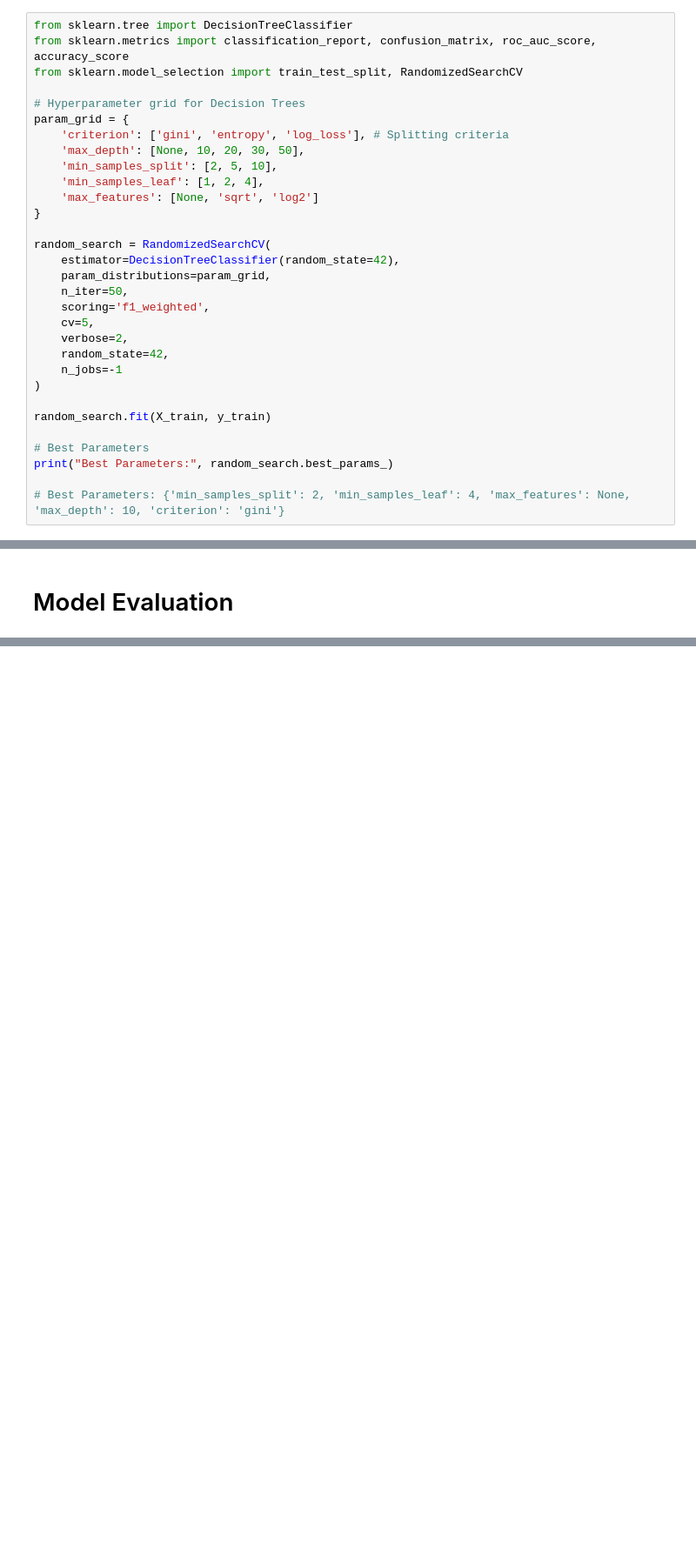
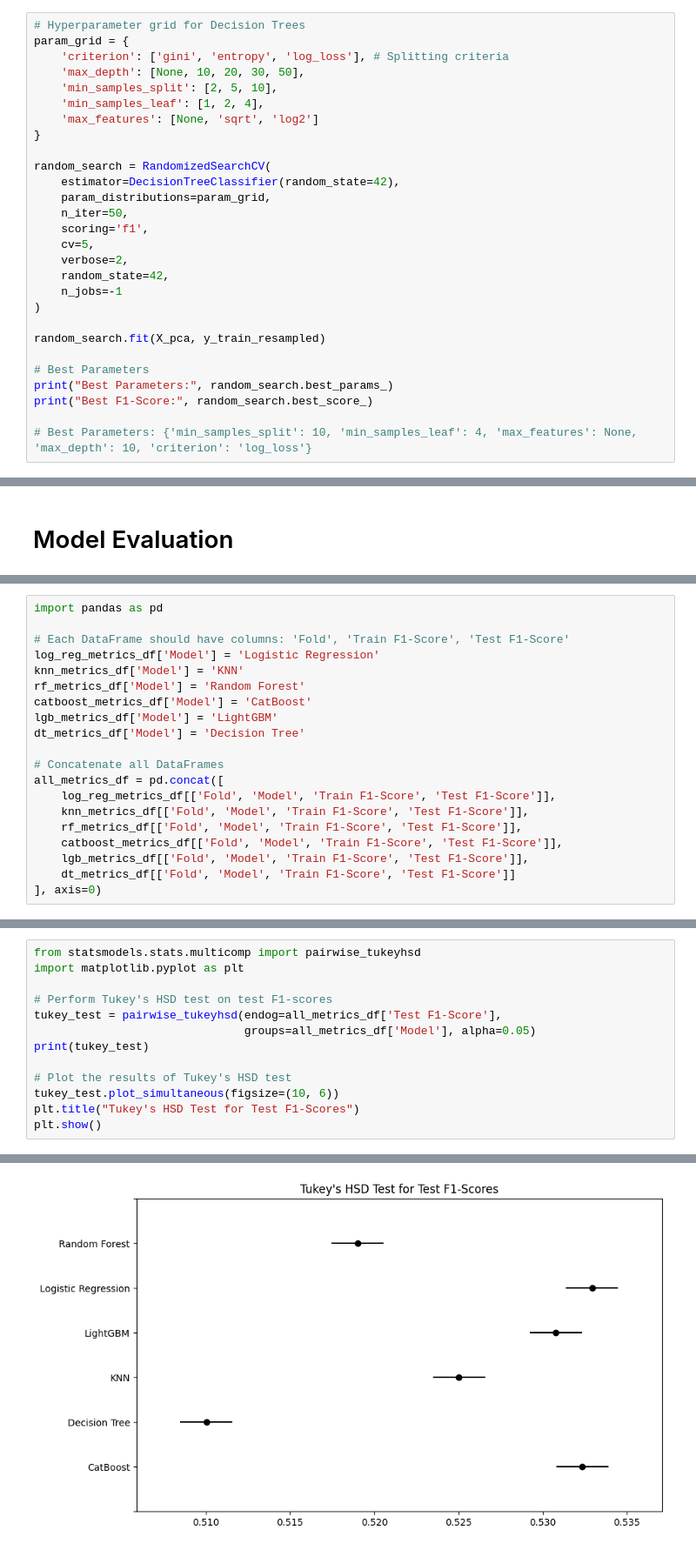
Before and after one commit to dimsparagis0210/MLTask, a Jupyter notebook: ML_Task_Dimitris.ipynb, the cells around one changed output, grey strips where cells are left out. Shown at 87% size. Cells and saved outputs as stored; diff of their text form; blank space fills up the shorter version.

```diff
--- a/ML_Task_Dimitris.ipynb
+++ b/ML_Task_Dimitris.ipynb
@@ -921,10 +1235,6 @@ weighted avg       0.91      0.91      0.91     30777
 # %% [markdown]
 #### Hyperparameter Optimzation
 # %%
-from sklearn.tree import DecisionTreeClassifier
-from sklearn.metrics import classification_report, confusion_matrix, roc_auc_score, accuracy_score
-from sklearn.model_selection import train_test_split, RandomizedSearchCV
-
 # Hyperparameter grid for Decision Trees
 param_grid = {
     'criterion': ['gini', 'entropy', 'log_loss'], # Splitting criteria
@@ -938,18 +1248,19 @@ random_search = RandomizedSearchCV(
     estimator=DecisionTreeClassifier(random_state=42),
     param_distributions=param_grid,
     n_iter=50,
-    scoring='f1_weighted',
+    scoring='f1',
     cv=5,
     verbose=2,
     random_state=42,
     n_jobs=-1
 )
 
-random_search.fit(X_train, y_train)
+random_search.fit(X_pca, y_train_resampled)
 
 # Best Parameters
 print("Best Parameters:", random_search.best_params_)
+print("Best F1-Score:", random_search.best_score_)
 
-# Best Parameters: {'min_samples_split': 2, 'min_samples_leaf': 4, 'max_features': None, 'max_depth': 10, 'criterion': 'gini'}
+# Best Parameters: {'min_samples_split': 10, 'min_samples_leaf': 4, 'max_features': None, 'max_depth': 10, 'criterion': 'log_loss'}
 # %% [output]
 Fitting 5 folds for each of 50 candidates, totalling 250 fits
@@ -1070,0 +1435,20 @@ metrics_df.to_csv("model_evaluation_metrics.csv", index=False)
+# %%
+import pandas as pd
+
+# Each DataFrame should have columns: 'Fold', 'Train F1-Score', 'Test F1-Score'
+log_reg_metrics_df['Model'] = 'Logistic Regression'
+knn_metrics_df['Model'] = 'KNN'
+rf_metrics_df['Model'] = 'Random Forest'
+catboost_metrics_df['Model'] = 'CatBoost'
+lgb_metrics_df['Model'] = 'LightGBM'
+dt_metrics_df['Model'] = 'Decision Tree'
+
+# Concatenate all DataFrames
+all_metrics_df = pd.concat([
+    log_reg_metrics_df[['Fold', 'Model', 'Train F1-Score', 'Test F1-Score']],
+    knn_metrics_df[['Fold', 'Model', 'Train F1-Score', 'Test F1-Score']],
+    rf_metrics_df[['Fold', 'Model', 'Train F1-Score', 'Test F1-Score']],
+    catboost_metrics_df[['Fold', 'Model', 'Train F1-Score', 'Test F1-Score']],
+    lgb_metrics_df[['Fold', 'Model', 'Train F1-Score', 'Test F1-Score']],
+    dt_metrics_df[['Fold', 'Model', 'Train F1-Score', 'Test F1-Score']]
+], axis=0)
@@ -1070,0 +1486,14 @@ metrics_df.to_csv("model_evaluation_metrics.csv", index=False)
+# %%
+from statsmodels.stats.multicomp import pairwise_tukeyhsd
+import matplotlib.pyplot as plt
+
+# Perform Tukey's HSD test on test F1-scores
+tukey_test = pairwise_tukeyhsd(endog=all_metrics_df['Test F1-Score'],
+                               groups=all_metrics_df['Model'], alpha=0.05)
+print(tukey_test)
+
+# Plot the results of Tukey's HSD test
+tukey_test.plot_simultaneous(figsize=(10, 6))
+plt.title("Tukey's HSD Test for Test F1-Scores")
+plt.show()
+# %% [output]
@@ -1070,0 +1520 @@ metrics_df.to_csv("model_evaluation_metrics.csv", index=False)
+[figure, added]
```
Also changed, not shown: parts of 53 cells of this notebook.
